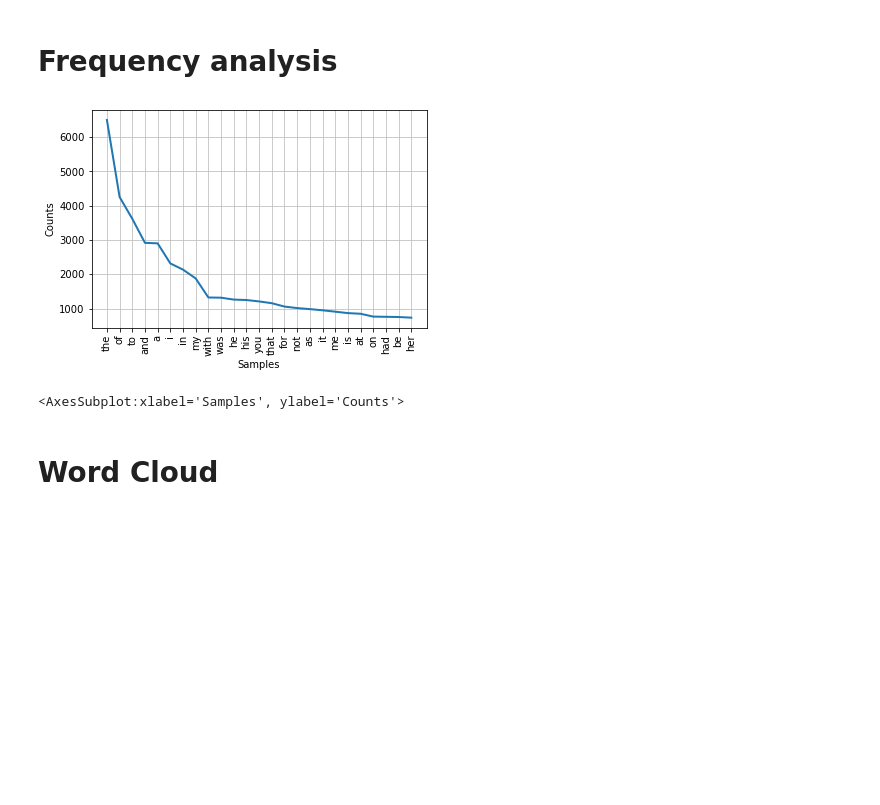
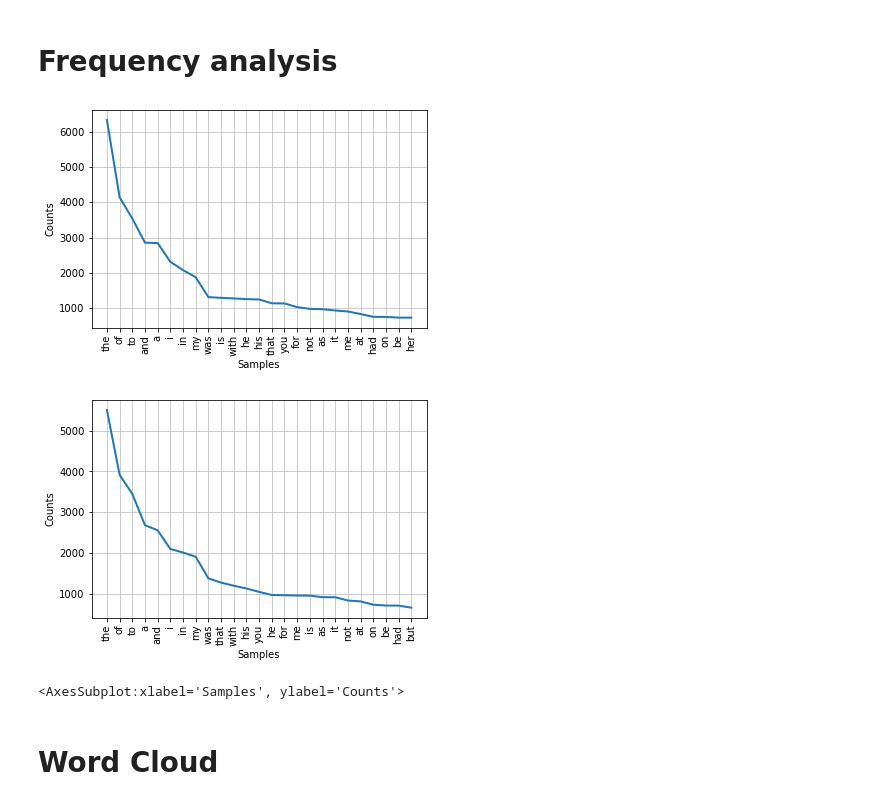
Before and after one commit to Rishabhsahu325/NLP_Project_Round1, a Jupyter notebook: Round1.ipynb, the cells around one changed output. Drawn from its saved outputs; the diff is of its cells as text; code cells hidden in the pictures; blank space fills up the shorter version.

```diff
--- a/Round1.ipynb
+++ b/Round1.ipynb
@@ -25,25 +55,39 @@ text = text.lower()
 # %%
 # removing all the puntuations from the text
-text = re.sub(r"[^a-zA-Z0-9]", " ", text)
+def remove_punctuations(text):
+    text = re.sub(r"[^a-zA-Z0-9]", " ", text)
+    return text
+# %%
+text_book1= remove_punctuations(text_book1)
+text_book2=remove_punctuations(text_book2)
 # %% [markdown]
 # Tokenization
 # %%
 from nltk.tokenize import word_tokenize
 nltk.download('punkt')
+
 # splitting text into words
-words = word_tokenize(text)
+def tokonize_word(text):
+    words = word_tokenize(text)
+    return words
 # %% [output]
 [nltk_data] Downloading package punkt to
 [nltk_data]     C:\Users\91741\AppData\Roaming\nltk_data...
 [nltk_data]   Package punkt is already up-to-date!
+# %%
+words_book1 = tokonize_word(text_book1)
+words_book2 = tokonize_word(text_book2)
 # %% [markdown]
 # Frequency analysis
 # %%
 # analyzing the the frequency of words
-data_analysis = nltk.FreqDist(words)
-data_analysis.plot(25, cumulative=False)
+data_analysis_book1 = nltk.FreqDist(words_book1)
+data_analysis_book1.plot(25, cumulative=False)
+data_analysis_book2 = nltk.FreqDist(words_book2)
+data_analysis_book2.plot(25, cumulative=False)
 # %% [output]
-[figure, old version]
+[figure, new version]
+[figure, added]
 <AxesSubplot:xlabel='Samples', ylabel='Counts'>
 # %% [markdown]
 # Word Cloud
```
Also changed, not shown: parts of 23 cells of this notebook, 1 other file.
